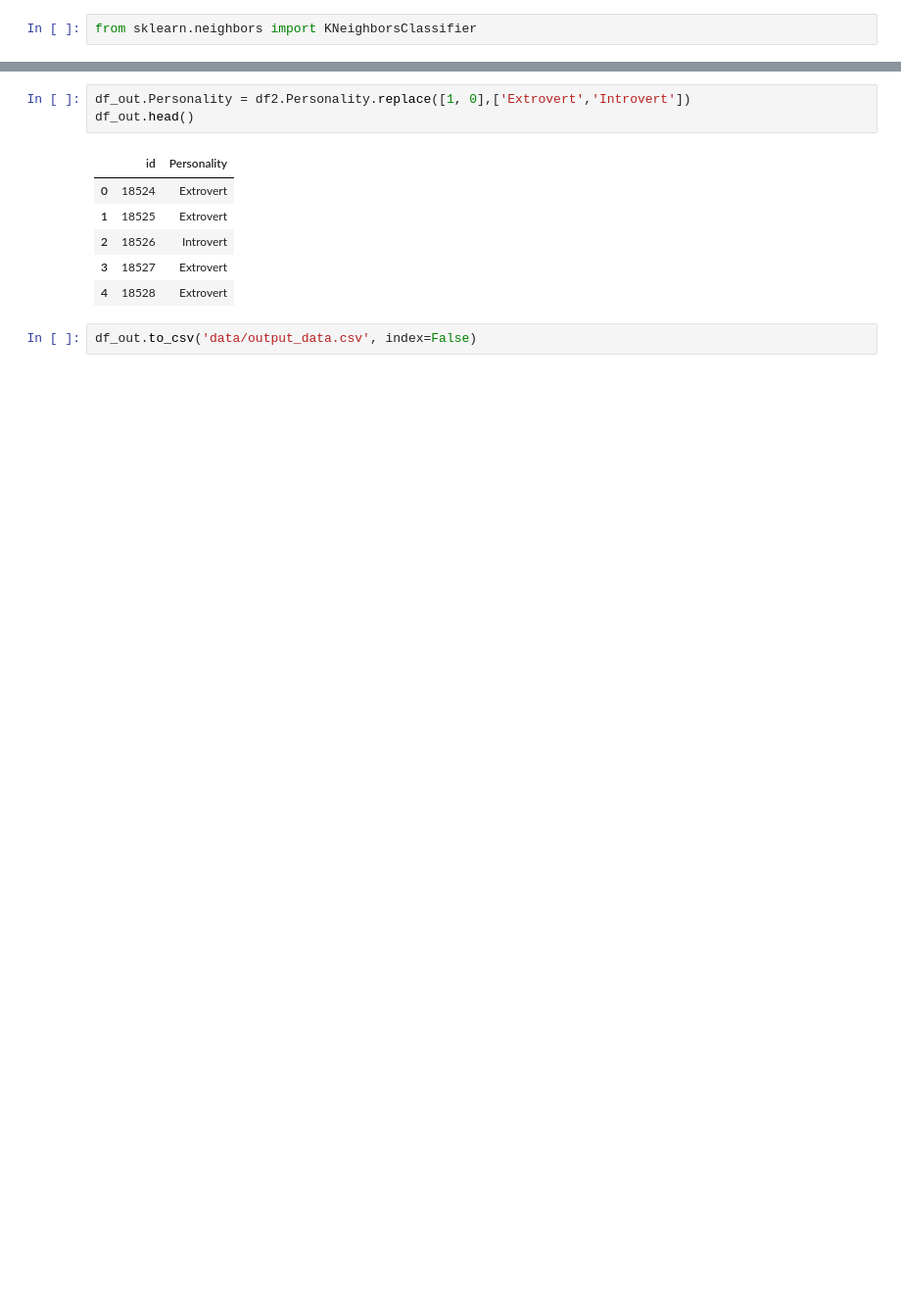
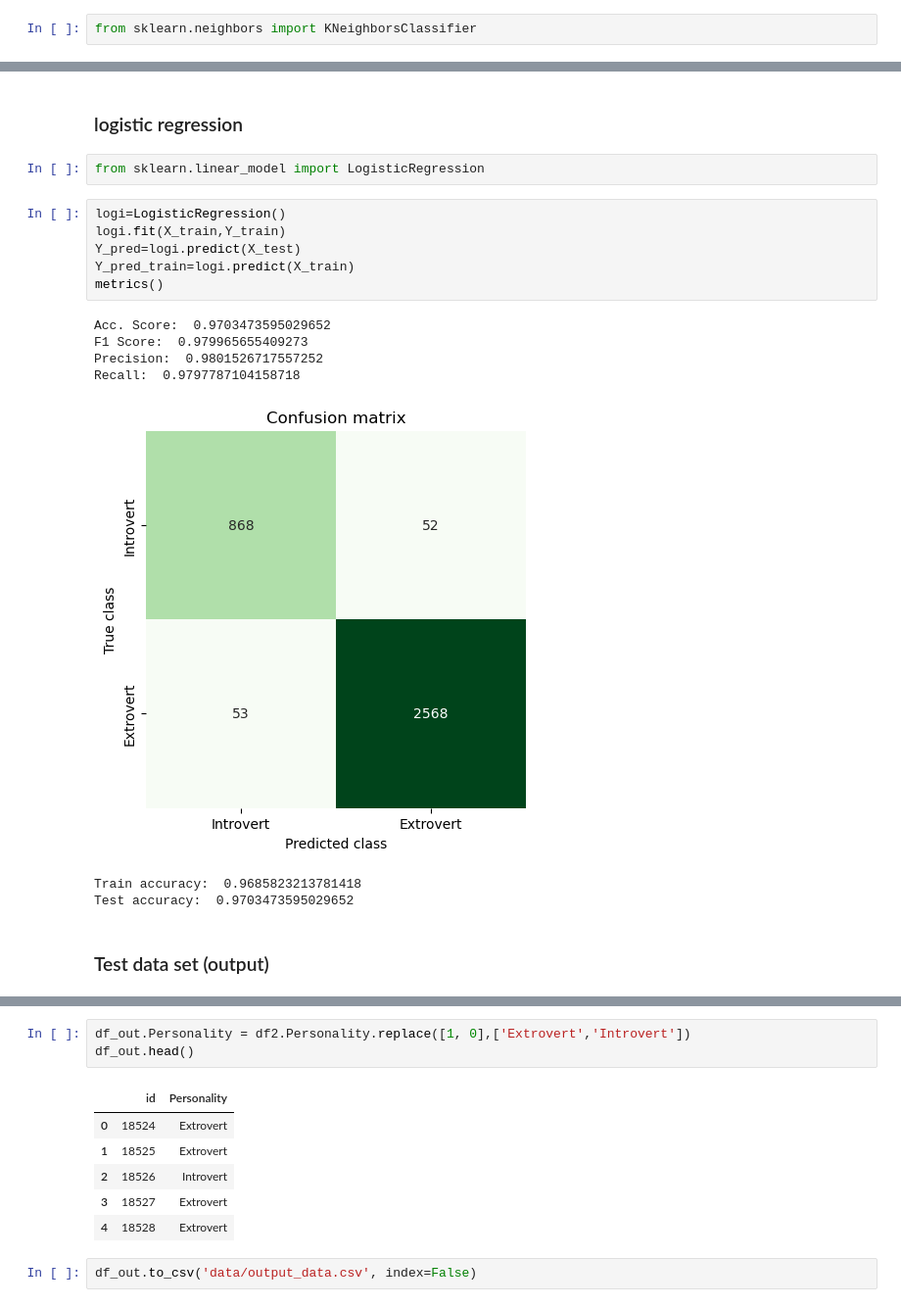
Before and after one commit to kssujith92/Personality_Prediction, a Jupyter notebook: personality_pred.ipynb, the cells around one changed output, grey strips where cells are left out. Shown at 98% size. Cells and saved outputs as stored; diff of their text form; blank space fills up the shorter version.

Commit message:
added logistic regression

```diff
--- a/personality_pred.ipynb
+++ b/personality_pred.ipynb
@@ -198 +198,21 @@ Test accuracy:  0.9678057046032195
+# %% [markdown]
+### logistic regression
+# %%
+from sklearn.linear_model import LogisticRegression
+# %%
+logi=LogisticRegression()
+logi.fit(X_train,Y_train)
+Y_pred=logi.predict(X_test)
+Y_pred_train=logi.predict(X_train)
+metrics()
+# %% [output]
+Acc. Score:  0.9703473595029652
+F1 Score:  0.979965655409273
+Precision:  0.9801526717557252
+Recall:  0.9797787104158718
+[figure, added]
+Train accuracy:  0.9685823213781418
+Test accuracy:  0.9703473595029652
+# %% [markdown]
+### Test data set (output)
 # %%
```
Also changed, not shown: parts of 12 cells of this notebook, 1 other file.
